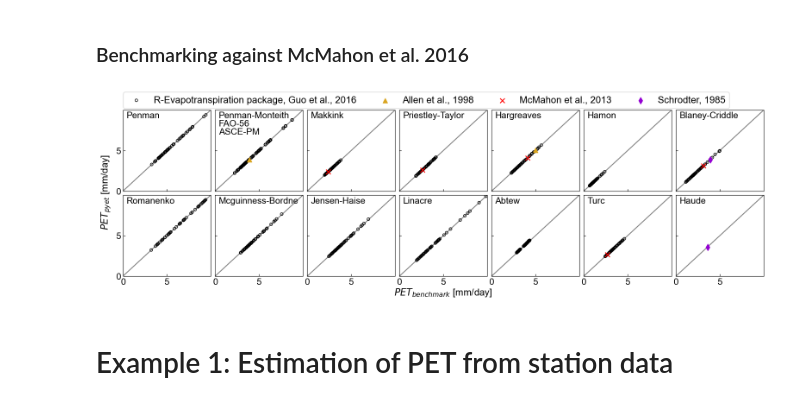
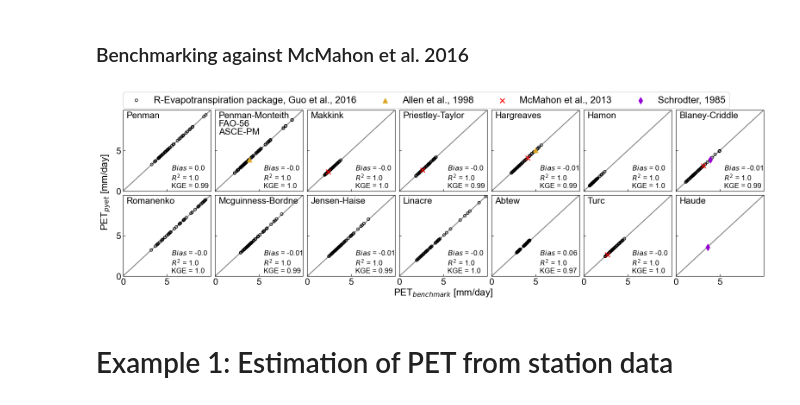
Before and after one commit to pyet-org/pyet, a Jupyter notebook: examples/00_example_paper.ipynb, the cells around one changed output. Saved outputs shown, nothing was run; the diff lists cells and outputs as text; code cells hidden in the pictures.

```diff
--- a/examples/00_example_paper.ipynb
+++ b/examples/00_example_paper.ipynb
@@ -267,6 +294,17 @@ elevation = 100
 lat = 50.80 * np.pi / 180
 fao_56 = [3.9, pyet.pm_fao56(tmean, wind, elevation=elevation, lat=lat, rs=rs, tmax=tmax, tmin=tmin, rhmax=rhmax,
                             rhmin=rhmin, n=n, nn=nn)]
+# %%
+def add_metrics(ax, x, y):
+    ax.text(0.55, 0.04, "$Bias$ = " + str(
+        round(bias(np.asarray(y), np.asarray(x)), 2)) +
+            "\n" + "$R^2$ = " + str(
+        round(rsquared(np.asarray(y), np.asarray(x)),
+              2)) +
+            "\n" + "KGE = " + str(
+        round(kge(np.asarray(y), np.asarray(x)), 2)), fontsize=12,
+            color="k", zorder=10, transform=ax.transAxes)
+    return ax
 # %%
 figw_1c = 8.5  # maximum width for 1 column
 figw_2c = 17.5  # maximum width for 2 columns
@@ -278,6 +316,7 @@ ms2 = 60
 fig,axs=plt.subplots(ncols=7, nrows=2, figsize=(figw_2c,5))
 axs[0,0].scatter(df_guo["Penman"], pyet_penman, c="None", marker="o", s=20, edgecolors="k")
 axs[0,0].text(0.04, 0.9, "Penman", transform=axs[0, 0].transAxes, fontsize=fs)
+add_metrics(axs[0,0], df_guo["Penman"], pyet_penman)
 
 axs[0,1].scatter(df_guo["PM"], df_pyet_guo["FAO-56"], c="None", marker="o", s=20, edgecolors="k")
 axs[0,1].text(0.04, 0.8, "FAO-56", transform=axs[0, 1].transAxes, fontsize=fs)
@@ -285,6 +324,8 @@ axs[0,1].scatter(fao_56[0], fao_56[1], c="goldenrod", marker="^", s=ms2, zorder=
 
 axs[0,1].scatter(df_guo["PM"], pyet_pmasce, c="None", marker="o", s=20, edgecolors="k")
 axs[0,1].text(0.04, 0.7, "ASCE-PM", transform=axs[0, 1].transAxes, fontsize=fs)
+add_metrics(axs[0,1], np.append(df_guo["PM"].values, fao_56[0]),
+            np.append(df_pyet_guo["FAO-56"].values, fao_56[1]))
 
 axs[0,1].scatter(df_guo["PM"], pyet_pm, c="None", marker="o", s=20, edgecolors="k")
 axs[0,1].text(0.04, 0.9, "Penman-Monteith", transform=axs[0, 1].transAxes, fontsize=fs)
@@ -292,69 +333,85 @@ axs[0,1].text(0.04, 0.9, "Penman-Monteith", transform=axs[0, 1].transAxes, fonts
 axs[0,2].scatter(df_guo["Makkink"], pyet_makk, c="None", marker="o", s=20, edgecolors="k")
 axs[0,2].text(0.04, 0.9, "Makkink", transform=axs[0, 2].transAxes, fontsize=fs)
 axs[0,2].scatter(mcm_mak[0], mcm_mak[1], c="red", marker="x", s=ms2, zorder=10)
+add_metrics(axs[0,2], np.append(df_guo["Makkink"].values, mcm_mak[0]),
+            np.append(pyet_makk.values, mcm_mak[1]))
+
 
 axs[0,3].scatter(df_guo["PT"], df_pyet_guo["Priestley-Taylor"], c="None", marker="o", s=20, edgecolors="k")
 axs[0,3].text(0.04, 0.9, "Priestley-Taylor", transform=axs[0, 3].transAxes, fontsize=fs)
 axs[0,3].scatter(mcm_pt[0], mcm_pt[1], c="red", marker="x", s=ms2, zorder=10)
+add_metrics(axs[0,3], np.append(df_guo["PT"].values, mcm_pt[0]),
+            np.append(df_pyet_guo["Priestley-Taylor"].values, mcm_pt[1]))
 
 p1=axs[0,4].scatter(df_guo["Har"], pyet_hargreaves, c="None", marker="o", s=20, edgecolors="k")
 axs[0,4].text(0.04, 0.9, "Hargreaves", transform=axs[0, 4].transAxes, fontsize=fs)
 p2=axs[0,4].scatter(fao_har[0], fao_har[1], c="goldenrod", marker="^", s=ms2, zorder=10)
 p3=axs[0,4].scatter(mcm_har[0], mcm_har[1], c="red", marker="x", s=ms2, zorder=10)
+add_metrics(axs[0,4], np.append(df_guo["Har"].values, mcm_har[0]),
+            np.append(pyet_hargreaves.values, mcm_har[1]))
 
 axs[0,5].scatter(df_guo["Hamon"], pyet_hamon, c="None", marker="o", s=20, edgecolors="k")
 axs[0,5].text(0.04, 0.9, "Hamon", transform=axs[0, 5].transAxes, fontsize=fs)
+add_metrics(axs[0,5], df_guo["Hamon"], pyet_hamon)
 
 axs[0, 6].scatter(df_guo["BC"], pyet_bc, c="None", marker="o", s=20, edgecolors="k")
 axs[0,6].text(0.04, 0.9, "Blaney-Criddle", transform=axs[0, 6].transAxes, fontsize=fs)
 axs[0,6].scatter(mcm_bc[0], mcm_bc[1], c="red", marker="x", s=ms2, zorder=10)
 p4=axs[0,6].scatter(sch_bc[0], sch_bc[1], c="darkviolet", marker="d", s=ms2, zorder=10)
-
+add_metrics(axs[0,6], np.append(df_guo["BC"].values, sch_bc[0]),
+            np.append(pyet_bc.values, sch_bc[1]))
 
 axs[1,0].scatter(df_guo["Romanenko"], df_pyet_guo["Romanenko"], c="None", marker="o", s=20, edgecolors="k")
 axs[1,0].text(0.04, 0.9, "Romanenko", transform=axs[1, 0].transAxes, fontsize=fs)
+add_metrics(axs[1,0], df_guo["Romanenko"], df_pyet_guo["Romanenko"])
 
 axs[1,1].scatter(df_guo["McG"], df_pyet_guo["Mcguinness-Bordne"], c="None", marker="o", s=20, edgecolors="k")
 axs[1,1].text(0.04, 0.9, "Mcguinness-Bordne", transform=axs[1, 1].transAxes, fontsize=fs)
+add_metrics(axs[1,1], df_guo["McG"], df_pyet_guo["Mcguinness-Bordne"])
 
 axs[1,2].scatter(df_guo["JH"], df_pyet_guo["Jensen-Haise"], c="None", marker="o", s=20, edgecolors="k")
 axs[1,2].text(0.04, 0.9, "Jensen-Haise", transform=axs[1, 2].transAxes, fontsize=fs)
+add_metrics(axs[1,2], df_guo["JH"], df_pyet_guo["Jensen-Haise"])
 
 axs[1,3].scatter(df_guo["Linacre"], pyet_linacre, c="None", marker="o", s=20, edgecolors="k")
 axs[1,3].text(0.04, 0.9, "Linacre", transform=axs[1, 3].transAxes, fontsize=fs)
+add_metrics(axs[1,3], df_guo["Linacre"], pyet_linacre)
 
 axs[1,4].scatter(df_guo["Abtew"], df_pyet_guo["Abtew"], c="None", marker="o", s=20, edgecolors="k")
 axs[1,4].text(0.04, 0.9, "Abtew", transform=axs[1, 4].transAxes, fontsize=fs)
+add_metrics(axs[1,4], df_guo["Abtew"], df_pyet_guo["Abtew"])
 
 axs[1,5].scatter(df_guo["Turc"], df_pyet_guo["Turc"], c="None", marker="o", s=20, edgecolors="k")
 axs[1,5].text(0.04, 0.9, "Turc", transform=axs[1, 5].transAxes, fontsize=fs)
 axs[1,5].scatter(mcm_turc[0], mcm_turc[1], c="red", marker="x", s=ms2, zorder=10)
+add_metrics(axs[1,5], np.append(df_guo["Turc"].values, mcm_turc[0]),
+            np.append(df_pyet_guo["Turc"].values, mcm_turc[1]))
 
 axs[1,6].text(0.04, 0.9, "Haude", transform=axs[1, 6].transAxes, fontsize=fs)
 axs[1,6].scatter(sch_haude[0], sch_haude[1], c="darkviolet", marker="d", s=ms2, zorder=10)
 
 for i in (0,1,2,3,4,5,6):
     axs[0,i].set_xticklabels([])
     for j in (0, 1):
         axs[j,i].set_xlim(0,10)
         axs[j,i].set_ylim(0,10)
         axs[j,i].plot([0, 10], [0, 10], color="gray", zorder=-10)
         axs[j,i].set_xticks([0, 5])
         axs[j,i].set_yticks([0, 5])
         axs[j,i].set_yticklabels([])
         axs[j,0].set_yticklabels([0, 5])
 
 axs[0,i].set_yticklabels([])
 
 axs[0,0].legend((p1,p2,p3,p4), ("R-Evapotranspiration package, Guo et al., 2016",
                                 "Allen et al., 1998", "McMahon et al., 2013", "Schrodter, 1985"), ncol=4, loc=[0,1.02], fontsize=16)
-fig.supxlabel("$PET_{benchmark}$ [mm/day]", x=0.475, fontsize=16)
-fig.supylabel("$PET_{pyet}$ [mm/day]", fontsize=16)
+fig.supxlabel("PET$_{benchmark}$ [mm/day]", x=0.475, fontsize=16)
+fig.supylabel("PET$_{pyet}$ [mm/day]", fontsize=16)
 fig.subplots_adjust(wspace=0.05, hspace=0.05, left=0.05)
 plt.tight_layout()
-#fig.savefig("figure0.png", dpi=600, bbox_inches="tight")
+#fig.savefig("figure1.png", dpi=600, bbox_inches="tight")
 # %% [output]
-[figure, old version]
+[figure, new version]
 # %% [markdown]
 # Example 1: Estimation of PET from station data
 # %% [markdown]
```
Also changed, not shown: parts of 12 cells of this notebook.
